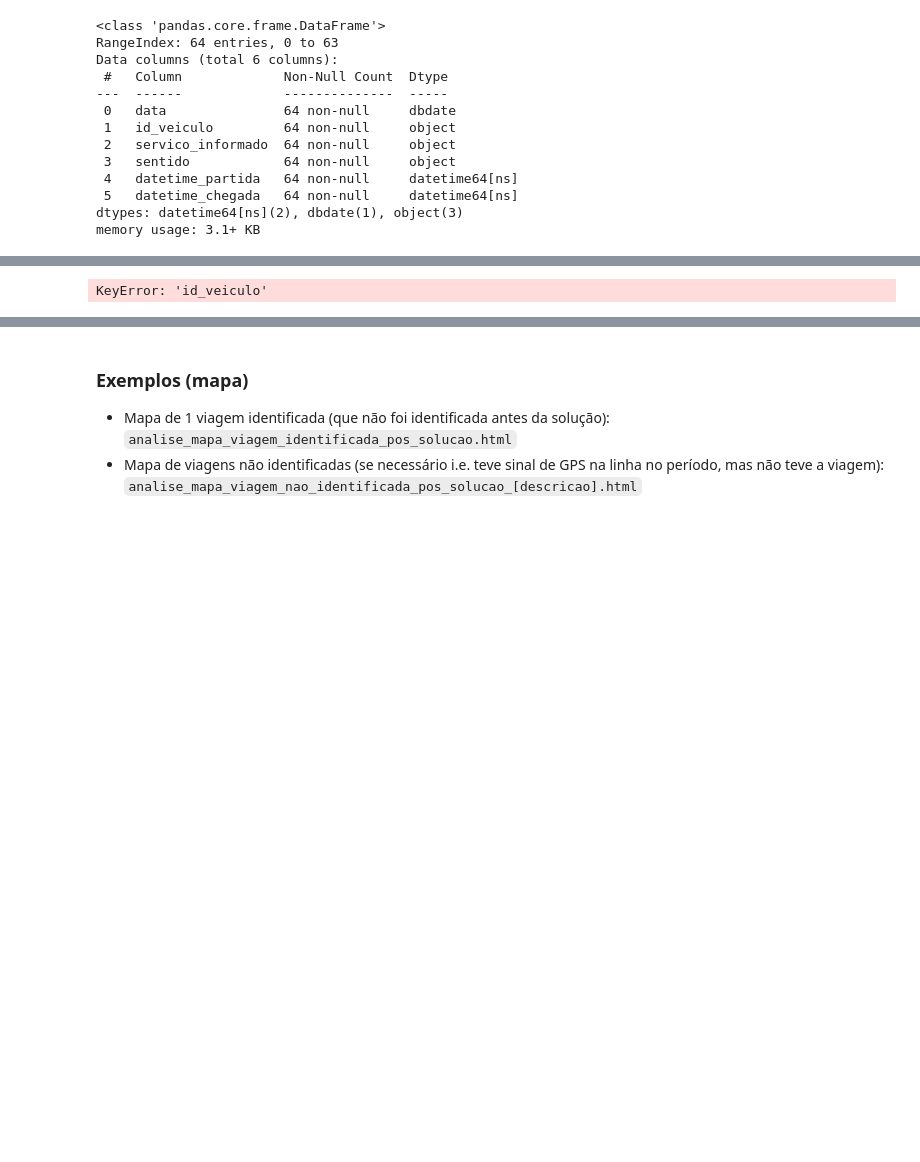
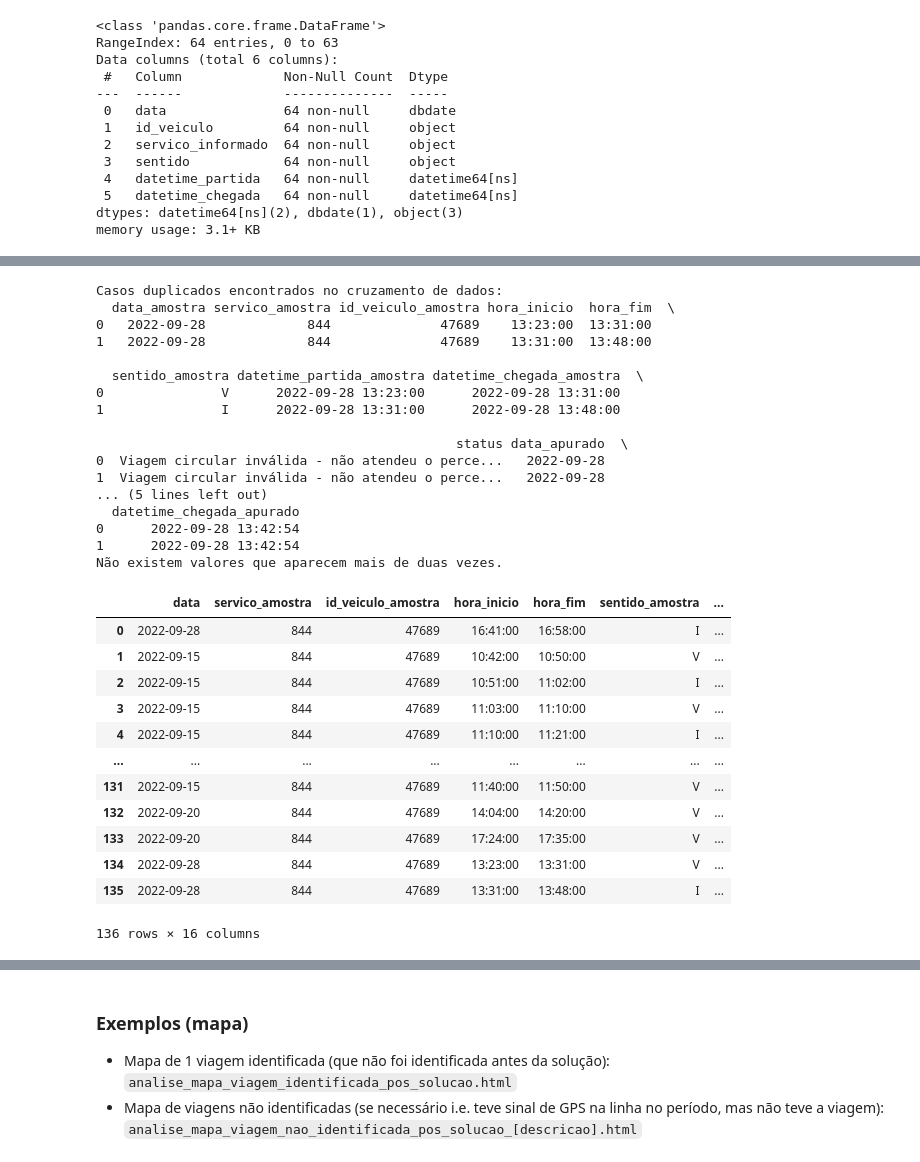
Before and after one commit to RJ-SMTR/subsidio_recursos, a Jupyter notebook: SMTR202211008775_844_2022-11-30/notebooks/1_analise_exploratoria_844.ipynb, the cells around one changed output, grey strips where cells are left out. Saved outputs shown, nothing was run; the diff lists cells and outputs as text; code cells hidden in the pictures; blank space fills up the shorter version.

Commit message:
add mudanças na função do match de dados

```diff
--- a/SMTR202211008775_844_2022-11-30/notebooks/1_analise_exploratoria_844.ipynb
+++ b/SMTR202211008775_844_2022-11-30/notebooks/1_analise_exploratoria_844.ipynb
@@ -520,6 +615,9 @@ viagens_reprocessadas.info()
 
 viagens_reprocessadas['id_veiculo'] = viagens_reprocessadas['id_veiculo'].astype(str).apply(lambda x: x[1:] if x[0].isalpha() else x)
 viagens_reprocessadas['data'] = pd.to_datetime(viagens_reprocessadas['data'])
+
+viagens_reprocessadas['datetime_partida'] = pd.to_datetime(viagens_reprocessadas['datetime_partida'])
+viagens_reprocessadas['datetime_chegada'] = pd.to_datetime(viagens_reprocessadas['datetime_chegada'])
 # %% [output]
 <class 'pandas.core.frame.DataFrame'>
 RangeIndex: 60 entries, 0 to 59
@@ -609,0 +655,14 @@ amostra_2022_completa_reprocessada.to_excel('./teste_2022.xlsx')
+# %%
+amostra_2022_completa_reprocessada = check_trips(amostra_2022, viagens_reprocessadas, 8, "Viagem circular identificada após o reprocessamento")
+amostra_2022_completa_reprocessada
+
+amostra_2022_completa_reprocessada['status'].notna().sum()
+
+# checar se foi repetido mais de 2 vezes
+repeated_values = amostra_2022_completa_reprocessada['datetime_partida_apurado'].value_counts()
+exists_greater_than_two = any(repeated_values > 2)
+
+if exists_greater_than_two:
+    print("Existem valores que aparecem mais de duas vezes.")
+else:
+    print("Não existem valores que aparecem mais de duas vezes.")
@@ -610,3 +687,6 @@ amostra_2022_completa_reprocessada.to_excel('./teste_2022.xlsx')
+# %%
+# teve um caso de viagem completa que não foi identificado no passo acima e foi inserido manualmente abaixo
+amostra_2022_completa_reprocessada.loc[amostra_2022_completa_reprocessada['datetime_partida_amostra'] == '2022-09-28 16:41:00', 'status'] = 'Viagem circular identificada após o reprocessamento'
 # %% [markdown]
 #### 3.2 Checar as viagens conformidade reprocessadas para 2022
 # %%
@@ -663,10 +724,0 @@ amostra_reprocessada_2022_status_nan
-# %%
-
-
-
-
-
-teste = check_complete_trips(amostra_reprocessada_2022_status_nan, viagens_reprocessadas_conformidade, 4)
-teste
-# %% [output]
-KeyError: 'id_veiculo'
@@ -680,0 +725,47 @@ KeyError: 'id_veiculo'
+# %%
+
+amostra_2022_completa_reprocessada2 = check_trips(amostra_2022_completa_reprocessada, viagens_reprocessadas_conformidade, 6,
+                                                  "Viagem circular inválida - não atendeu o percentual de conformidade do GPS ou do trajeto")
+
+
+# checar se foi repetido mais de 2 vezes
+repeated_values = amostra_2022_completa_reprocessada['datetime_partida_apurado'].value_counts()
+exists_greater_than_two = any(repeated_values > 2)
+
+if exists_greater_than_two:
+    print("Existem valores que aparecem mais de duas vezes.")
+else:
+    print("Não existem valores que aparecem mais de duas vezes.")
+
+amostra_2022_completa_reprocessada2
+# %% [output]
+Casos duplicados encontrados no cruzamento de dados:
+  data_amostra servico_amostra id_veiculo_amostra hora_inicio  hora_fim  \
+0   2022-09-28             844              47689    13:23:00  13:31:00
+1   2022-09-28             844              47689    13:31:00  13:48:00
+
+  sentido_amostra datetime_partida_amostra datetime_chegada_amostra  \
+0               V      2022-09-28 13:23:00      2022-09-28 13:31:00
+1               I      2022-09-28 13:31:00      2022-09-28 13:48:00
+
+                                              status data_apurado  \
+0  Viagem circular inválida - não atendeu o perce...   2022-09-28
+1  Viagem circular inválida - não atendeu o perce...   2022-09-28
+... (5 lines left out)
+  datetime_chegada_apurado
+0      2022-09-28 13:42:54
+1      2022-09-28 13:42:54
+Não existem valores que aparecem mais de duas vezes.
+|  | data | servico_amostra | id_veiculo_amostra | hora_inicio | hora_fim | sentido_amostra | ... |
+| 0 | 2022-09-28 | 844 | 47689 | 16:41:00 | 16:58:00 | I | ... |
+| 1 | 2022-09-15 | 844 | 47689 | 10:42:00 | 10:50:00 | V | ... |
+| 2 | 2022-09-15 | 844 | 47689 | 10:51:00 | 11:02:00 | I | ... |
+| 3 | 2022-09-15 | 844 | 47689 | 11:03:00 | 11:10:00 | V | ... |
+| 4 | 2022-09-15 | 844 | 47689 | 11:10:00 | 11:21:00 | I | ... |
+| ... | ... | ... | ... | ... | ... | ... | ... |
+| 131 | 2022-09-15 | 844 | 47689 | 11:40:00 | 11:50:00 | V | ... |
+| 132 | 2022-09-20 | 844 | 47689 | 14:04:00 | 14:20:00 | V | ... |
+| 133 | 2022-09-20 | 844 | 47689 | 17:24:00 | 17:35:00 | V | ... |
+| 134 | 2022-09-28 | 844 | 47689 | 13:23:00 | 13:31:00 | V | ... |
+| 135 | 2022-09-28 | 844 | 47689 | 13:31:00 | 13:48:00 | I | ... |
+136 rows × 16 columns
```
Also changed, not shown: parts of 42 cells of this notebook, 6 other files.
